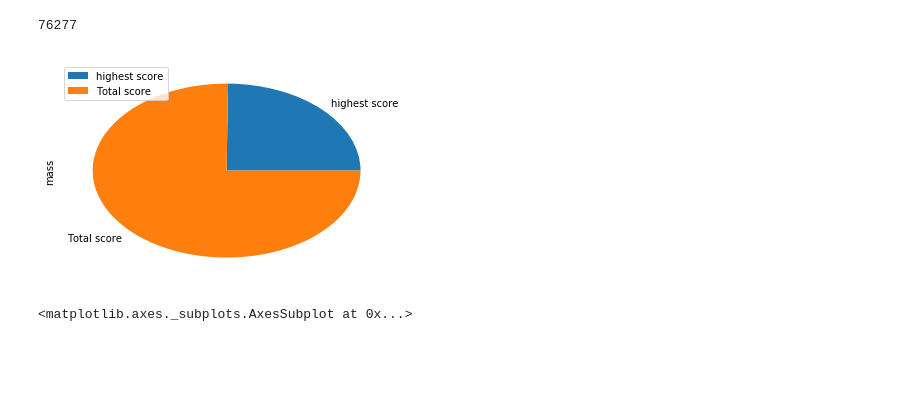
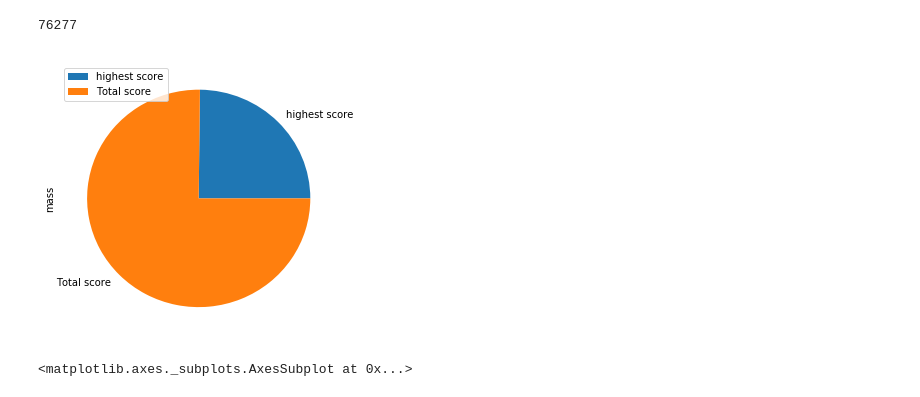
Before and after one commit to Deser12/DataScienceFundamentals-, a Jupyter notebook: Reddit_plots.ipynb, the cells around one changed output. Cells and saved outputs as stored; diff of their text form; code cells hidden in the pictures; blank space fills up the shorter version.

```diff
--- a/Reddit_plots.ipynb
+++ b/Reddit_plots.ipynb
@@ -50,9 +50,9 @@ score_sum
 # %%
 pie_chart = pd.DataFrame({'mass': [score_high, score_sum ]},
                          index=['highest score', 'Total score'])
-plot = pie_chart.plot.pie(y='mass')
+plot = pie_chart.plot.pie(y='mass', figsize =(5, 5))
 # %% [output]
-[figure, old version]
+[figure, new version]
 # %%
 comments = df["comments"]
 comments = comments.sort_values(ascending =False)
```
